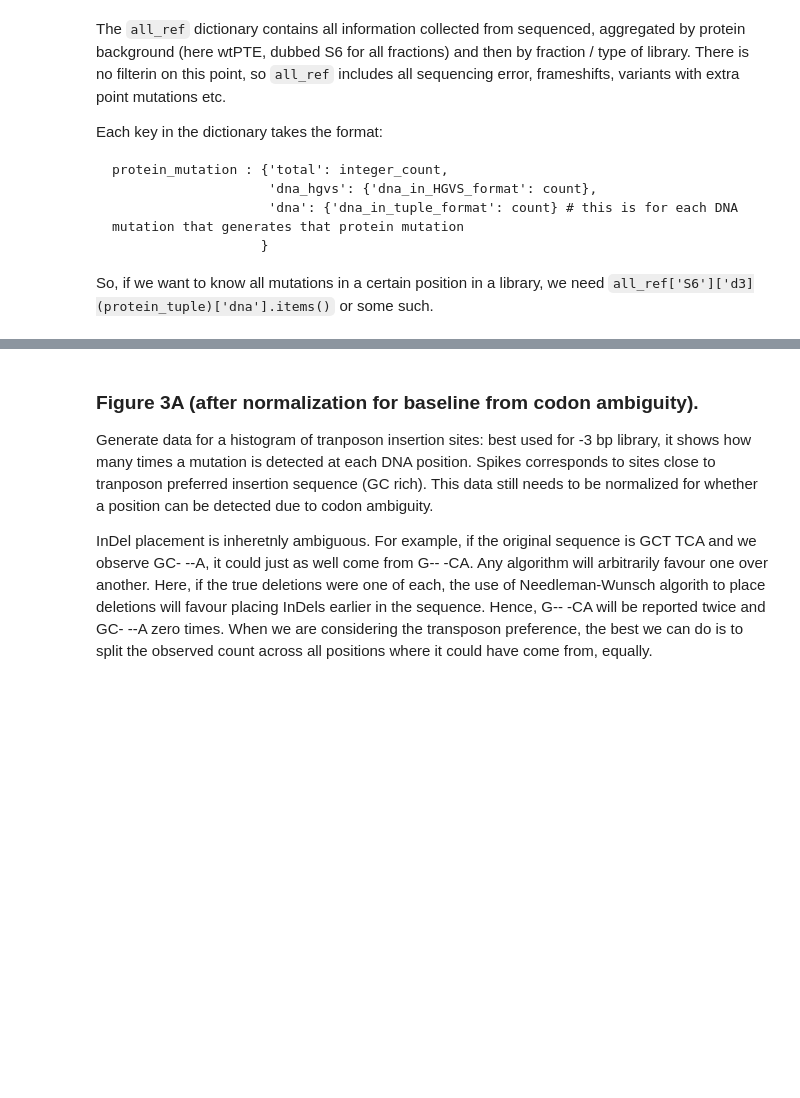
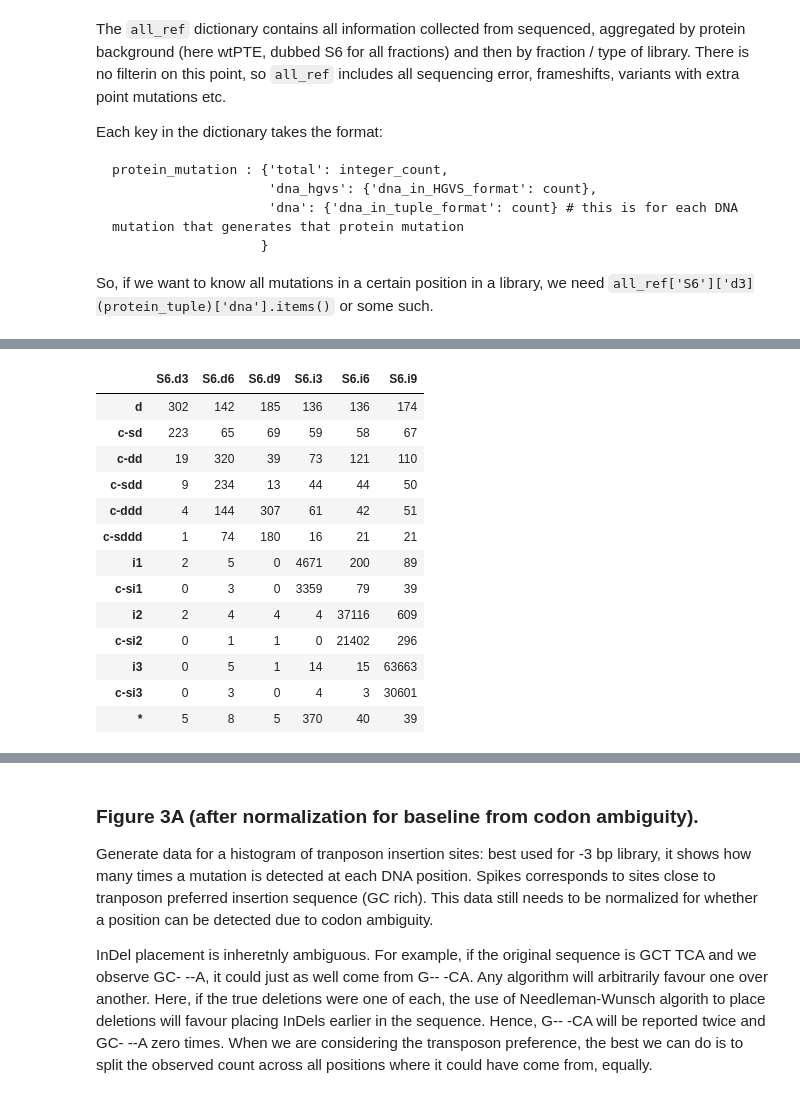
Before and after one commit to fhlab/TRIAD, a Jupyter notebook: TRIAD_composition_figures.ipynb, the cells around one changed output, grey strips where cells are left out. Saved outputs shown, nothing was run; the diff lists cells and outputs as text; code cells hidden in the pictures; blank space fills up the shorter version.

```diff
--- a/TRIAD_composition_figures.ipynb
+++ b/TRIAD_composition_figures.ipynb
@@ -262,0 +416,21 @@ df_protein_count
+# %%
+row_index_protein_filt = [ 'd', 'c-sd', 'c-dd', 'c-sdd', 'c-ddd','c-sddd', 'i1','c-si1', 'i2','c-si2', 'i3','c-si3','*']
+all_protein_count_f, all_protein_reads_f = get_filetered_protein_composition(all_ref, 1)
+df_protein_reads_filt = pd.DataFrame(all_protein_count_f, index=row_index_protein_filt, columns=fractions)
+
+df_protein_reads_filt
+# %% [output]
+|  | S6.d3 | S6.d6 | S6.d9 | S6.i3 | S6.i6 | S6.i9 |
+| d | 302 | 142 | 185 | 136 | 136 | 174 |
+| c-sd | 223 | 65 | 69 | 59 | 58 | 67 |
+| c-dd | 19 | 320 | 39 | 73 | 121 | 110 |
+| c-sdd | 9 | 234 | 13 | 44 | 44 | 50 |
+| c-ddd | 4 | 144 | 307 | 61 | 42 | 51 |
+| c-sddd | 1 | 74 | 180 | 16 | 21 | 21 |
+| i1 | 2 | 5 | 0 | 4671 | 200 | 89 |
+| c-si1 | 0 | 3 | 0 | 3359 | 79 | 39 |
+| i2 | 2 | 4 | 4 | 4 | 37116 | 609 |
+| c-si2 | 0 | 1 | 1 | 0 | 21402 | 296 |
+| i3 | 0 | 5 | 1 | 14 | 15 | 63663 |
+| c-si3 | 0 | 3 | 0 | 4 | 3 | 30601 |
+| * | 5 | 8 | 5 | 370 | 40 | 39 |
```
Also changed, not shown: parts of 22 cells of this notebook, 6 other files.
